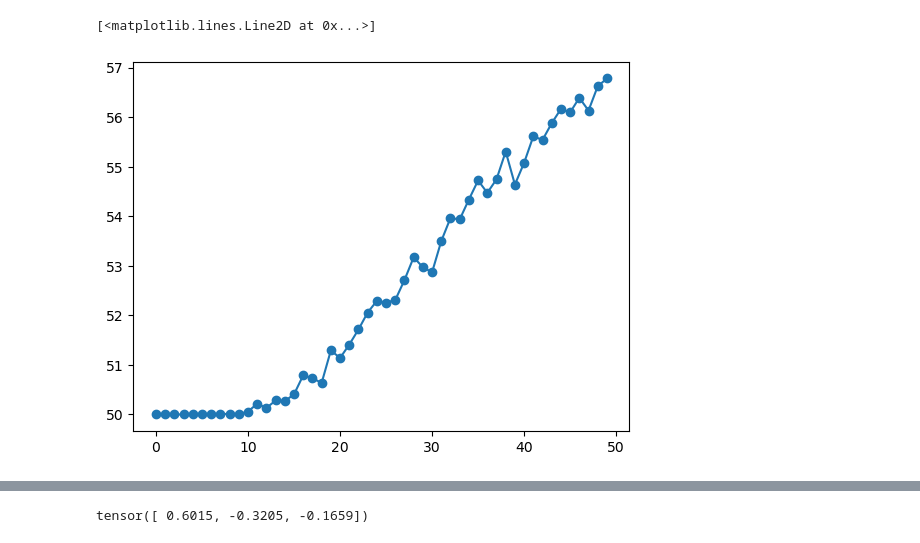
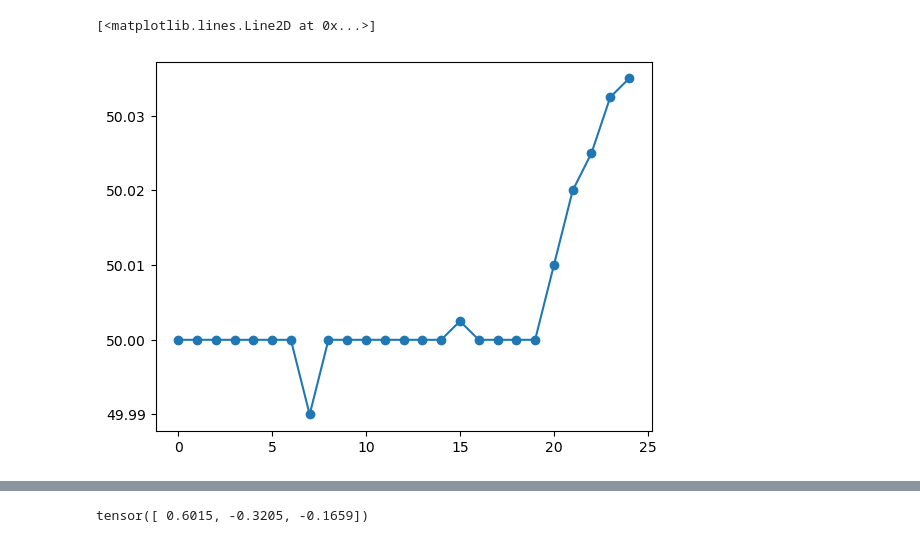
Before and after one commit to valeeb/heart_attack_risk, a Jupyter notebook: python_notebooks/importing.ipynb, the cells around one changed output, grey strips where cells are left out. Saved outputs shown, nothing was run; the diff lists cells and outputs as text; code cells hidden in the pictures.

Commit message:
model working

```diff
--- a/python_notebooks/importing.ipynb
+++ b/python_notebooks/importing.ipynb
@@ -68,13 +22,14 @@ import torch.utils.data as data_utils
 
 device = 'cpu'
 train_ratio = 0.8 #how much of the data is used for training and how much for testing
-batch_size=32
+batch_size=64
 
 # Creating np arrays from dataframe
 target = dfN['Heart_Attack_Risk'].values #save Heart_Attack_Risk as labels
 features = dfN.drop('Heart_Attack_Risk', axis=1).values #remove the Heart_Attack_Risk because it is the label
 #features = dfN.values #keeping the Heart_Attack_Risk should lead to 100% accuracy
 features = (features-features.min(axis=0))/features.max(axis=0) #normalize to [0,1]
+features = (features-features.mean(axis=0))/features.std(axis=0) #normalize to zero centered 1 standard deviation
 
 
 #creating torch tensors from np.arrays
@@ -111,11 +66,10 @@ class NeuralNetwork(nn.Module):
         return logits
 
 model = NeuralNetwork().to(device)
-# %%
-loss_fn = nn.CrossEntropyLoss()
-optimizer = torch.optim.SGD(model.parameters(), lr=1/3)
 # %%
-def train(dataloader, model, loss_fn, optimizer):
+def train(dataloader, model, loss_fn, optimizer,scheduler):
+
+    loss_values=[]
     size = len(dataloader.dataset)
     model.train()
     for batch, (X, y) in enumerate(dataloader):
@@ -129,10 +83,14 @@ def train(dataloader, model, loss_fn, optimizer):
         loss.backward()
         optimizer.step()
         optimizer.zero_grad()
+        scheduler.step()
 
-        if batch % 100 == 0:
-            loss, current = loss.item(), (batch + 1) * len(X)
-            print(f"loss: {loss:>7f}  [{current:>5d}/{size:>5d}]")
+        # if batch % 100 == 0:
+        #     loss, current = loss.item(), (batch + 1) * len(X)
+        #     print(f"loss: {loss:>7f}  [{current:>5d}/{size:>5d}]")
+        loss_values.append(loss.item())
+
+    return np.mean(loss_values)
 
 
 def test(dataloader, model, loss_fn):
@@ -153,16 +113,26 @@ def test(dataloader, model, loss_fn):
 # %%
-model = NeuralNetwork(neurons=100).to(device)
-epochs = 50
+model = NeuralNetwork(neurons=[features.shape[1],100,3]).to(device)
+epochs = 25
 
+loss_fn = nn.CrossEntropyLoss()
 #optimizer = torch.optim.SGD(model.parameters(), lr=0.1, momentum=0.9)
-optimizer = torch.optim.AdamW(model.parameters(), lr=0.001)
+optimizer = torch.optim.AdamW(model.parameters(),weight_decay=1e-4) #lr=1e-3
+scheduler = OneCycleLR(optimizer,
+    max_lr=1e-2,         # Peak learning rate
+    total_steps=epochs*int(index_train/batch_size),    # Total number of steps (epochs * batches_per_epoch)
+    anneal_strategy="cos",  # Use cosine annealing
+    div_factor=25,       # Initial LR = max_lr / div_factor
+    final_div_factor=100,# Final LR = max_lr / final_div_factor
+)
 
-accs=[];losss=[]
+accs=[];train_loss=[]; test_loss=[]
 for t in range(epochs):
     print(f"Epoch {t+1}\n-------------------------------")
-    train(train_loader, model, loss_fn, optimizer)
-    acc,loss = test(test_loader, model, loss_fn)
-    accs.append(acc); losss.append(loss)
+    train_l = train(train_loader, model, loss_fn, optimizer,scheduler)
+    acc,test_l = test(test_loader, model, loss_fn)
+
+    accs.append(acc); test_loss.append(test_l); train_loss.append(train_l)
+
 plt.plot(accs,'-o')
 # %% [output]
 Epoch 1
@@ -185,2 +155,2 @@ Test Error:
 [<matplotlib.lines.Line2D at 0x...>]
-[figure, old version]
+[figure, new version]
```
Also changed, not shown: parts of 10 cells of this notebook, 3 other files.
